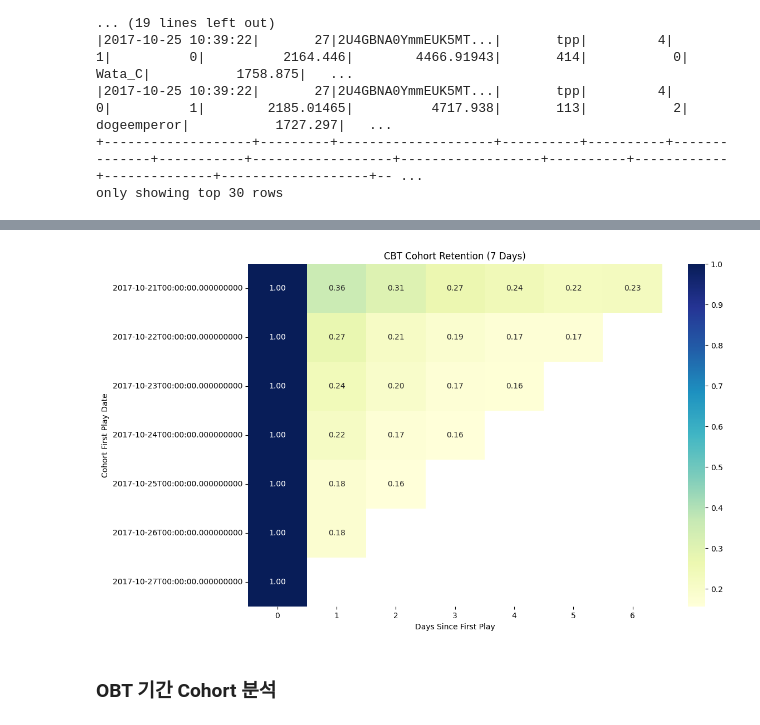
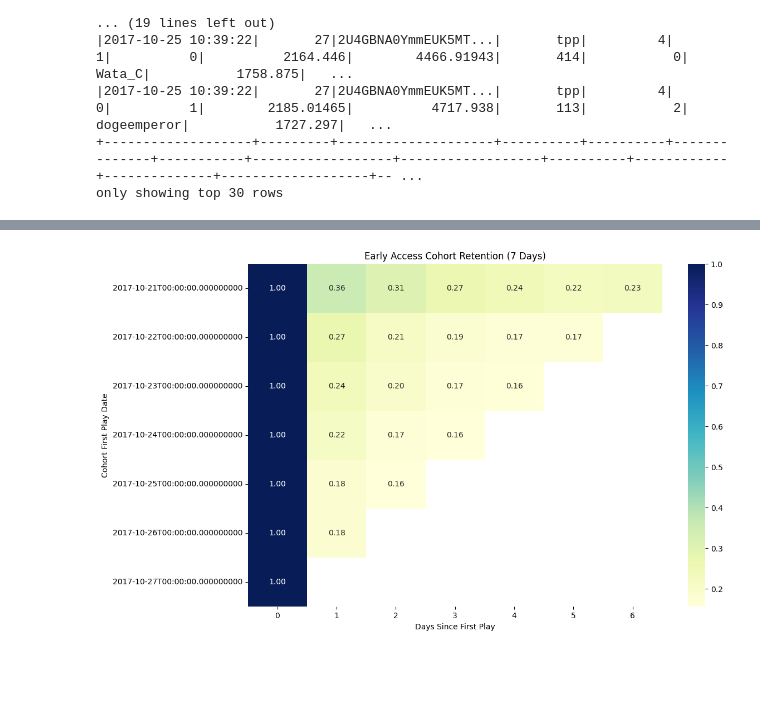
Before and after one commit to saeraniren/PUBG_Match_Deaths_and_Statistics, a Jupyter notebook: main.ipynb, the cells around one changed output, grey strips where cells are left out. Drawn from its saved outputs; the diff is of its cells as text; code cells hidden in the pictures; blank space fills up the shorter version.

```diff
--- a/main.ipynb
+++ b/main.ipynb
@@ -423,11 +442,11 @@ del pdf
 # %%
-# CBT 기간 데이터 필터링
-df_cbt = df_formatted.filter(
+# Early Access 기간 데이터 필터링
+df_early_accesss = df_formatted.filter(
     (col("date_period") >= "2017-10-21") & (col("date_period") <= "2017-10-27")
 )
 
 # 데이터 확인
-df_cbt.show(30)
+df_early_accesss.show(30)
 # %% [output]
 +-------------------+---------+--------------------+----------+----------+--------------+-----------+------------------+------------------+----------+------------+--------------+-------------------+-- ...
 |               date|game_size|            match_id|match_mode|party_size|player_assists|player_dbno|  player_dist_ride|  player_dist_walk|player_dmg|player_kills|   player_name|player_survive_time|te ...
@@ -528,5 +480,0 @@ only showing top 30 rows
-# %%
-# CBT 기간 기준 Cohort 별 일자별 유저 수 집계
-df_cohort = df_cbt.groupBy(["first_play_date", "date_period"]).agg(
-    countDistinct("player_name").alias("user_count")
-).orderBy(["first_play_date", "date_period"])
@@ -571,14 +480,0 @@ pdf_cbt_cohort.head(10)
-# %%
-# date 컬럼을 datetime으로 변환
-pdf_cbt_cohort['first_play_date'] = pd.to_datetime(pdf_cbt_cohort['first_play_date'])
-pdf_cbt_cohort['date_period'] = pd.to_datetime(pdf_cbt_cohort['date_period'])
-
-# 첫 플레이일 기준 경과일 계산
-pdf_cbt_cohort['days_since_first_play'] = (pdf_cbt_cohort['date_period'] - pdf_cbt_cohort['first_play_date']).dt.days
-
-# 첫날 유저 수 (cohort size)
-cohort_size = pdf_cbt_cohort[pdf_cbt_cohort['days_since_first_play'] == 0][['first_play_date', 'user_count']]
-cohort_size = cohort_size.rename(columns={'user_count': 'cohort_size'})
-
-# 원본 데이터와 병합
-pdf_cbt_cohort = pdf_cbt_cohort.merge(cohort_size, on='first_play_date')
@@ -588,13 +531,3 @@ pdf_cbt_cohort['retention_rate'] = pdf_cbt_cohort['user_count'] / pdf_cbt_cohort
 # %%
-# 행: first_play_date, 열: days_since_first_play, 값: retention_rate
-heatmap_data = pdf_cbt_cohort.pivot(index='first_play_date',
-                               columns='days_since_first_play',
-                               values='retention_rate')
-
-plt.figure(figsize=(12, 8))
-sns.heatmap(heatmap_data, annot=True, fmt=".2f", cmap="YlGnBu")
-plt.title("CBT Cohort Retention (7 Days)")
-plt.xlabel("Days Since First Play")
-plt.ylabel("Cohort First Play Date")
-plt.show()
+create_cohort(df_early_accesss, title="Early Access Cohort Retention (7 Days)")
 # %% [output]
@@ -601,3 +551 @@ plt.show()
-[figure, old version]
+[figure, new version]
-# %% [markdown]
-### **OBT 기간 Cohort 분석**
```
Also changed, not shown: parts of 23 cells of this notebook.
